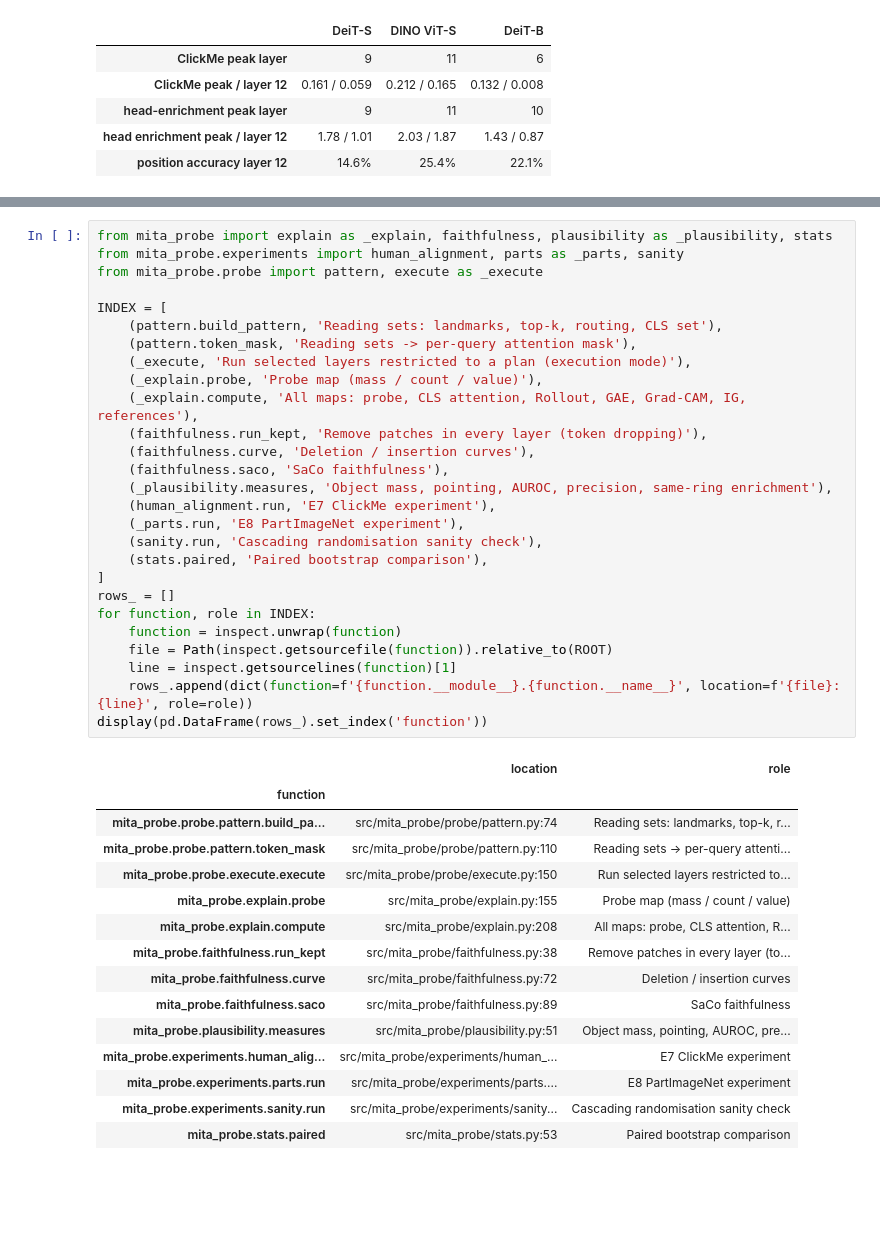
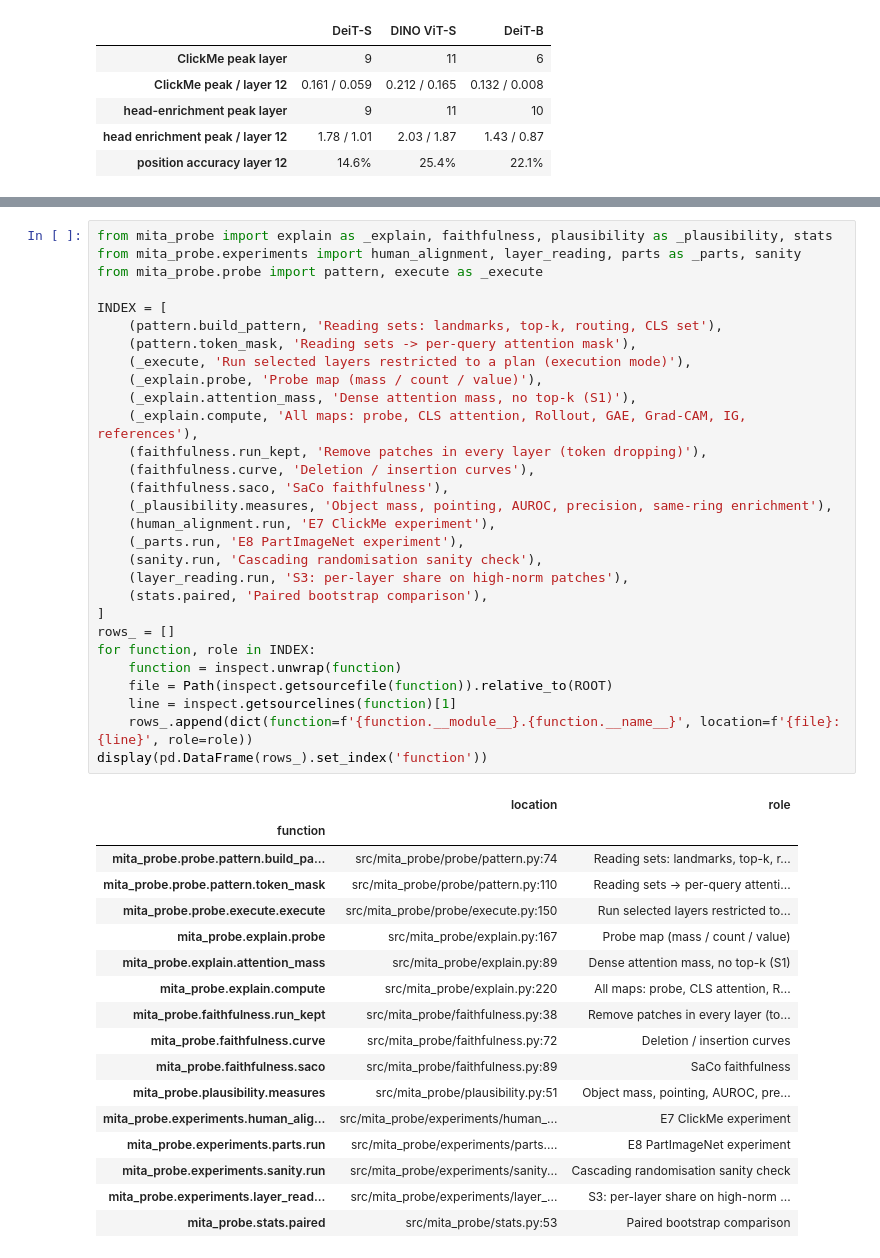
Before and after one commit to hhuang999/MITA-VIT, a Jupyter notebook: notebooks/mita_probe_research.ipynb, the cells around one changed output, grey strips where cells are left out. Cells and saved outputs as stored; diff of their text form; blank space fills up the shorter version.

```diff
--- a/notebooks/mita_probe_research.ipynb
+++ b/notebooks/mita_probe_research.ipynb
@@ -1335,38 +1491,41 @@ GPU 运行用 `colab/` 中的脚本（上传代码、建环境、下数据、排
 # %%
 from mita_probe import explain as _explain, faithfulness, plausibility as _plausibility, stats
-from mita_probe.experiments import human_alignment, parts as _parts, sanity
+from mita_probe.experiments import human_alignment, layer_reading, parts as _parts, sanity
 from mita_probe.probe import pattern, execute as _execute
 
 INDEX = [
     (pattern.build_pattern, 'Reading sets: landmarks, top-k, routing, CLS set'),
     (pattern.token_mask, 'Reading sets -> per-query attention mask'),
     (_execute, 'Run selected layers restricted to a plan (execution mode)'),
     (_explain.probe, 'Probe map (mass / count / value)'),
+    (_explain.attention_mass, 'Dense attention mass, no top-k (S1)'),
     (_explain.compute, 'All maps: probe, CLS attention, Rollout, GAE, Grad-CAM, IG, references'),
     (faithfulness.run_kept, 'Remove patches in every layer (token dropping)'),
     (faithfulness.curve, 'Deletion / insertion curves'),
     (faithfulness.saco, 'SaCo faithfulness'),
     (_plausibility.measures, 'Object mass, pointing, AUROC, precision, same-ring enrichment'),
     (human_alignment.run, 'E7 ClickMe experiment'),
     (_parts.run, 'E8 PartImageNet experiment'),
     (sanity.run, 'Cascading randomisation sanity check'),
+    (layer_reading.run, 'S3: per-layer share on high-norm patches'),
     (stats.paired, 'Paired bootstrap comparison'),
 ]
 rows_ = []
 for function, role in INDEX:
     function = inspect.unwrap(function)
     file = Path(inspect.getsourcefile(function)).relative_to(ROOT)
     line = inspect.getsourcelines(function)[1]
     rows_.append(dict(function=f'{function.__module__}.{function.__name__}', location=f'{file}:{line}', role=role))
 display(pd.DataFrame(rows_).set_index('function'))
 # %% [output]
 |  | location | role |
 | function |  |  |
 | mita_probe.probe.pattern.build_pa... | src/mita_probe/probe/pattern.py:74 | Reading sets: landmarks, top-k, r... |
 | mita_probe.probe.pattern.token_mask | src/mita_probe/probe/pattern.py:110 | Reading sets -> per-query attenti... |
 | mita_probe.probe.execute.execute | src/mita_probe/probe/execute.py:150 | Run selected layers restricted to... |
-| mita_probe.explain.probe | src/mita_probe/explain.py:155 | Probe map (mass / count / value) |
-| mita_probe.explain.compute | src/mita_probe/explain.py:208 | All maps: probe, CLS attention, R... |
+| mita_probe.explain.probe | src/mita_probe/explain.py:167 | Probe map (mass / count / value) |
+| mita_probe.explain.attention_mass | src/mita_probe/explain.py:89 | Dense attention mass, no top-k (S1) |
+| mita_probe.explain.compute | src/mita_probe/explain.py:220 | All maps: probe, CLS attention, R... |
 | mita_probe.faithfulness.run_kept | src/mita_probe/faithfulness.py:38 | Remove patches in every layer (to... |
 | mita_probe.faithfulness.curve | src/mita_probe/faithfulness.py:72 | Deletion / insertion curves |
 | mita_probe.faithfulness.saco | src/mita_probe/faithfulness.py:89 | SaCo faithfulness |
@@ -1374,4 +1533,5 @@ display(pd.DataFrame(rows_).set_index('function'))
 | mita_probe.experiments.human_alig... | src/mita_probe/experiments/human_... | E7 ClickMe experiment |
 | mita_probe.experiments.parts.run | src/mita_probe/experiments/parts.... | E8 PartImageNet experiment |
 | mita_probe.experiments.sanity.run | src/mita_probe/experiments/sanity... | Cascading randomisation sanity check |
+| mita_probe.experiments.layer_read... | src/mita_probe/experiments/layer_... | S3: per-layer share on high-norm ... |
 | mita_probe.stats.paired | src/mita_probe/stats.py:53 | Paired bootstrap comparison |
```
Also changed, not shown: parts of 16 cells of this notebook.
